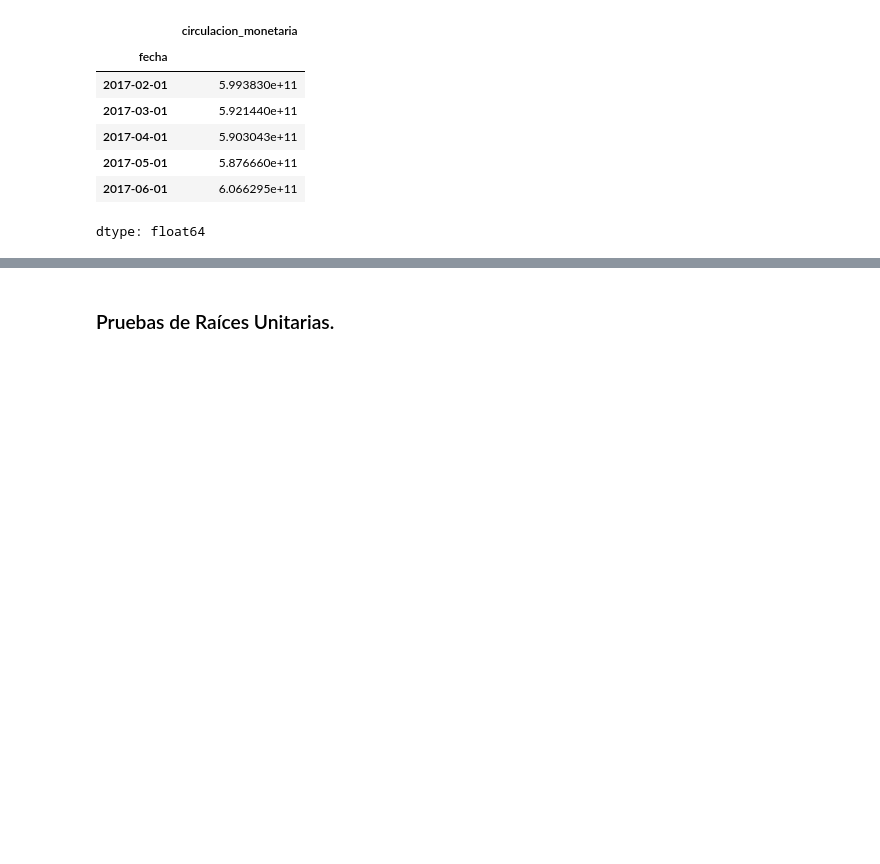
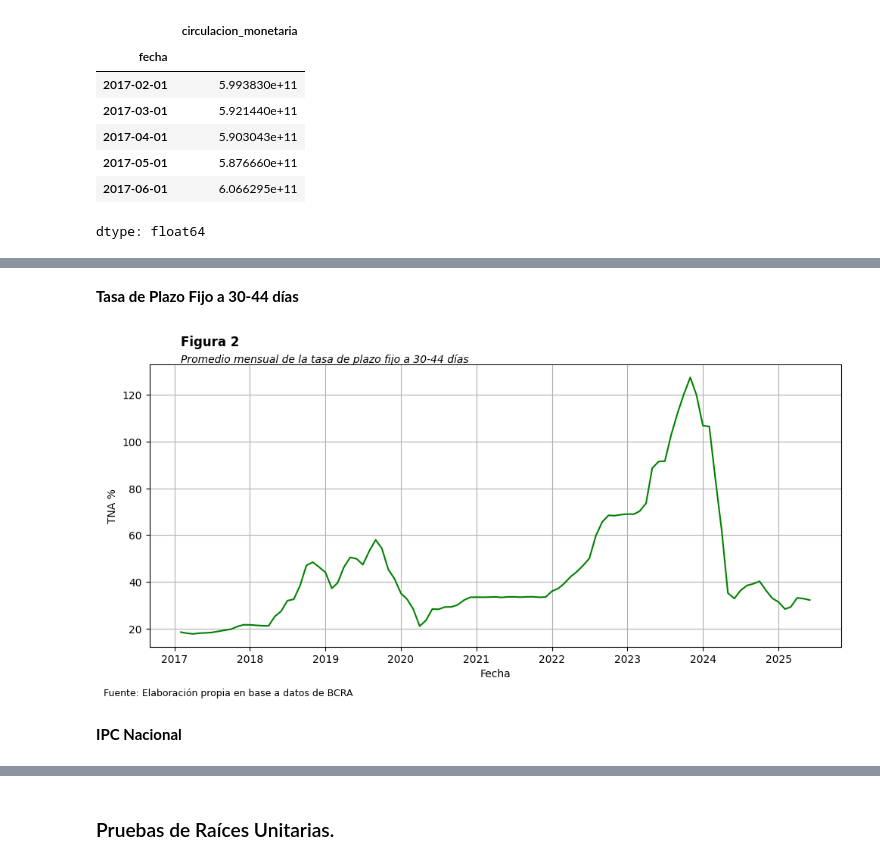
Before and after one commit to georgsmeinung/ast-tp, a Jupyter notebook: AST_TP1_Cancelas_Filipuzzi_Gallardo_Nicolau.ipynb, the cells around one changed output, grey strips where cells are left out. Saved outputs shown, nothing was run; the diff lists cells and outputs as text; code cells hidden in the pictures; blank space fills up the shorter version.

```diff
--- a/AST_TP1_Cancelas_Filipuzzi_Gallardo_Nicolau.ipynb
+++ b/AST_TP1_Cancelas_Filipuzzi_Gallardo_Nicolau.ipynb
@@ -249,0 +240,22 @@ plt.show()
+# %% [markdown]
+**Tasa de Plazo Fijo a 30-44 días**
+# %%
+plt.figure(figsize=(10,5))
+plt.plot(tasa_pf_mensual.index, tasa_pf_mensual.values, color='green')
+plt.title('')
+ylim = plt.ylim()
+plt.text(x=tasa_pf_mensual.index.min(), y=ylim[1]*1.05,
+         s="Figura 2", fontsize=12, fontweight='bold', ha='left', va='bottom')
+plt.text(x=tasa_pf_mensual.index.min(), y=ylim[1]*1.00,
+         s="Promedio mensual de la tasa de plazo fijo a 30-44 días", fontsize=10,
+         fontstyle='italic', ha='left', va='bottom')
+plt.xlabel('Fecha')
+plt.ylabel('TNA %')
+plt.grid(True)
+plt.figtext(0.01, 0.01, "Fuente: Elaboración propia en base a datos de BCRA", fontsize=9, ha='left', va='bottom')
+plt.tight_layout(rect=[0, 0.03, 1, 1])
+plt.show()
+# %% [output]
+[figure, added]
+# %% [markdown]
+**IPC Nacional**
```
Also changed, not shown: parts of 28 cells of this notebook.
